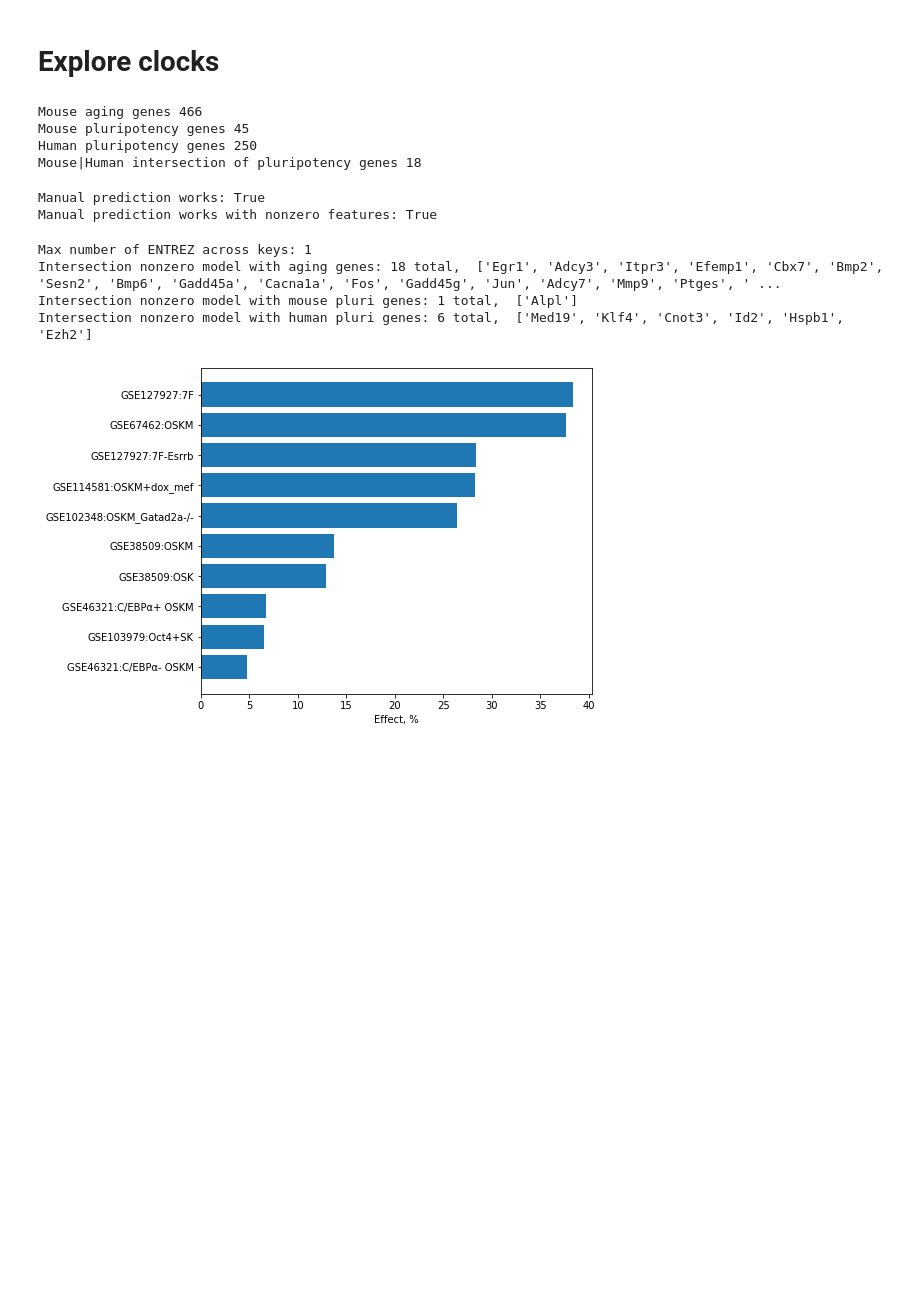
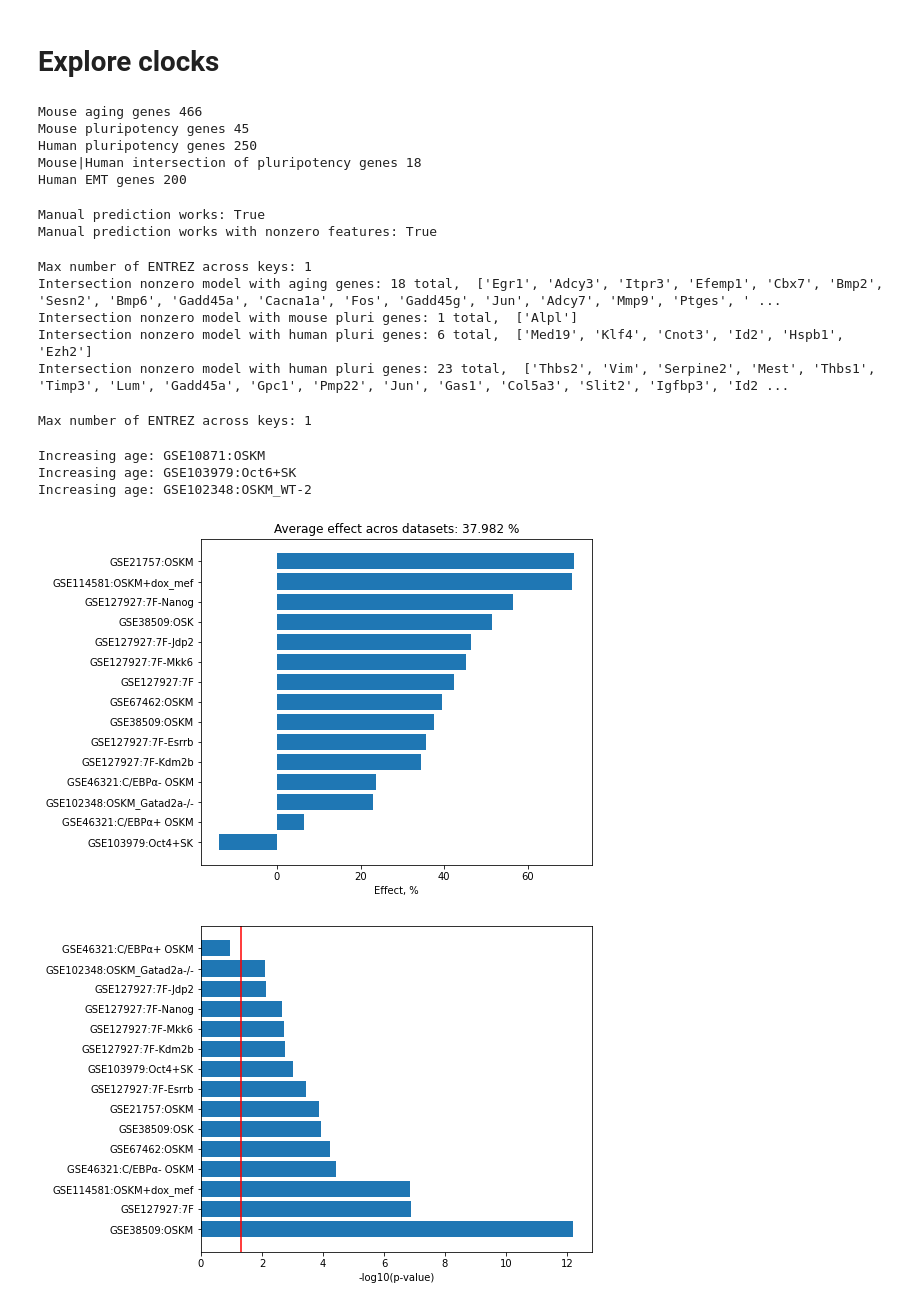
Before and after one commit to shappiron/Reprogramming_meta, a Jupyter notebook: clocks.ipynb, the cells around one changed output. Saved outputs shown, nothing was run; the diff lists cells and outputs as text; code cells hidden in the pictures; blank space fills up the shorter version.

```diff
--- a/clocks.ipynb
+++ b/clocks.ipynb
@@ -88,15 +108,21 @@ aging_genes = aging_genes_dataset['Symbol'].tolist()
 mouse_pluri = pd.read_csv('subdata/pluripotency_genes_mouse.csv', index_col=0).index
 human_pluri = pd.read_csv('subdata/pluripotency_genes_human.csv', index_col=0).index
 
+#EMT genes
+EMT = pd.read_csv('tmp/EMT_geneset.txt', skiprows=2, header=None)
+EMT = EMT.iloc[:,0].apply(str.lower).apply(str.capitalize).values
+
 print("Mouse aging genes %d" % len(aging_genes))
 print("Mouse pluripotency genes %d" % (len(mouse_pluri)))
 print("Human pluripotency genes %d" % (len(human_pluri)))
 print("Mouse|Human intersection of pluripotency genes %d" % (len(mouse_pluri.intersection(human_pluri))))
+print("Human EMT genes %d" % len(EMT))
 # %% [output]
 Mouse aging genes 466
 Mouse pluripotency genes 45
 Human pluripotency genes 250
 Mouse|Human intersection of pluripotency genes 18
+Human EMT genes 200
 # %%
 #Test model
 ##sklearn case
@@ -137,25 +163,35 @@ wei = wei.set_index('gene')
 wei_age = wei.index.intersection(aging_genes)
 wei_plu_m = wei.index.intersection(mouse_pluri)
 wei_plu_h = wei.index.intersection(human_pluri)
+wei_emt = wei.index.intersection(EMT)
 
 print("Intersection nonzero model with aging genes: %d total, " % len(wei_age), wei_age.tolist())
 print("Intersection nonzero model with mouse pluri genes: %d total, " % len(wei_plu_m), wei_plu_m.tolist())
 print("Intersection nonzero model with human pluri genes: %d total, " % len(wei_plu_h), wei_plu_h.tolist())
+print("Intersection nonzero model with human pluri genes: %d total, " % len(wei_emt), wei_emt.tolist())
 # %% [output]
 Max number of ENTREZ across keys: 1
 Intersection nonzero model with aging genes: 18 total,  ['Egr1', 'Adcy3', 'Itpr3', 'Efemp1', 'Cbx7', 'Bmp2', 'Sesn2', 'Bmp6', 'Gadd45a', 'Cacna1a', 'Fos', 'Gadd45g', 'Jun', 'Adcy7', 'Mmp9', 'Ptges', ' ...
 Intersection nonzero model with mouse pluri genes: 1 total,  ['Alpl']
 Intersection nonzero model with human pluri genes: 6 total,  ['Med19', 'Klf4', 'Cnot3', 'Id2', 'Hspb1', 'Ezh2']
+Intersection nonzero model with human pluri genes: 23 total,  ['Thbs2', 'Vim', 'Serpine2', 'Mest', 'Thbs1', 'Timp3', 'Lum', 'Gadd45a', 'Gpc1', 'Pmp22', 'Jun', 'Gas1', 'Col5a3', 'Slit2', 'Igfbp3', 'Id2 ...
+# %%
+all_model_genes_symbol = key2key(model.feature_names, 'entrezgene', 'symbol', 'mouse')
+genesym_all = np.array([v for k,v in all_model_genes_symbol.items()])
+print("Number of EMT genes within all model genes", len(set(genesym_all).intersection(EMT)))
+# %% [output]
+Max number of ENTREZ across keys: 1
 # %%
 #check effect of pluripotency genes knocking out.
 
-knockout = ['Lyz2']#['Alpl', 'Ezh2', 'Med19', 'Klf4', 'Cnot3', 'Id2', 'Hspb1', 'Alpl',] #'Ezh2',
+knockout = wei_emt#['Lyz2', 'Alpl', 'Ezh2', 'Med19', 'Klf4', 'Cnot3', 'Id2', 'Hspb1'] #['Ezh2'] #
 wei_tmp = wei.copy()
 wei_tmp.loc[knockout, 'coef'] = 0
 coef_modified = wei_tmp.coef.values
 itc = model.intercept_
 
 effects = {}
+ground_effects = {}
 for ds in tqdm(annot.Dataset.unique()):
     sub_id = annot[annot.Dataset == ds].index
     sub_time = annot[annot.Dataset == ds].Time
@@ -163,36 +199,63 @@ for ds in tqdm(annot.Dataset.unique()):
     sub_X = np.array(data.loc[sub_id][wei.etz.values])
 
     ground_pred = predict_tAge(sub_data, model)
-    lm = scipy.stats.linregress(sub_time, ground_pred)
+    itc_m, slope_m,_,slope_p,_,_,ground_lm_pred = fit_lm(sub_time, ground_pred)
+
     new_pred = np.dot(coef_modified, sub_X.T) + itc
 
-    if lm.slope > 0:
+    #filter out datasets with increasing age
+    if slope_m > 0:
+        print("Increasing age:", ds)
         continue
 
-    test = scipy.stats.mannwhitneyu(ground_pred, new_pred)
-    pval = test.pvalue
+    #compute effect
+    _, _, itc_p, _, _, _, new_lm_pred = fit_lm(sub_time, new_pred - ground_pred)
+    pval = itc_p
     pval_str = np.format_float_scientific(pval, 3)
+    ground_rej_effect = abs(ground_lm_pred[-1] - ground_lm_pred[0])
+    knockout_rej_change = new_lm_pred[np.argmax(np.abs(new_lm_pred))]
+    knockout_effect = knockout_rej_change / ground_rej_effect * 100
 
     effects[ds] = {}
-    effects[ds]['ds_pval'] = lm.pvalue
+    effects[ds]['ds_pval'] = slope_p
     effects[ds]['time'] = sub_time
     effects[ds]['gnd'] = ground_pred
     effects[ds]['npl'] = new_pred
     effects[ds]['pval'] = pval
     effects[ds]['pval_str'] = pval_str
-    effects[ds]['max_effect'] = max(abs(new_pred - ground_pred)) / max(ground_pred) * 100
+    effects[ds]['max_effect'] = knockout_effect
+    ground_effects[ds] = ground_rej_effect
 
-passed = multipletests([v['ds_pval'] for k,v in effects.items()], 0.01, method='fdr_bh')[0]
-effects = {k:v for (k,v), p in zip(effects.items(), passed) if p }
+#select datsets only with significant rejuvenation effect
+dataset_rejuvenation_threshold = 0.05
+passed = multipletests([v['ds_pval'] for k,v in effects.items()], dataset_rejuvenation_threshold, method='fdr_bh')[0]
+effects = {k:v for (k,v), p in zip(effects.items(), passed) if p and (k not in
+            ['GSE38509:GFP', 'GSE114581:OSKM-dox_mef', 'GSE103979:GFP', 'GSE127927:GFP']) }
+# %% [output]
+Increasing age: GSE10871:OSKM
+Increasing age: GSE103979:Oct6+SK
+Increasing age: GSE102348:OSKM_WT-2
 # %%
 #plot significance of rejuvenation
 D, M = list(zip(*[(k, v['max_effect']) for k,v in effects.items()])) #get pvals
 D, M = list(zip(*[(x, y) for y,x in sorted(zip(M, D))])) #sort pvals
 
+plt.figure(figsize=(7,6))
+plt.barh(D, M)
+plt.title('Average effect acros datasets: %.3f %%' % np.mean(M))
+plt.xlabel('Effect, %')
+plt.show()
+
+#plot significance of rejuvenation
+D, P = list(zip(*[(k, v['pval']) for k,v in effects.items()])) #get pvals
+D, P = list(zip(*[(x, y) for y,x in sorted(zip(P, D))])) #sort pvals
+
 thr = 0.05
 plt.figure(figsize=(7,6))
-plt.barh(D, M)
-plt.xlabel('Effect, %')
+plt.barh(D, -np.log10(P))
+plt.axvline(-np.log10(thr), color='red')
+plt.xlabel('-log10(p-value)')
 plt.show()
 # %% [output]
-[figure, old version]
+[figure, new version]
+[figure, added]
```
Also changed, not shown: parts of 25 cells of this notebook.
